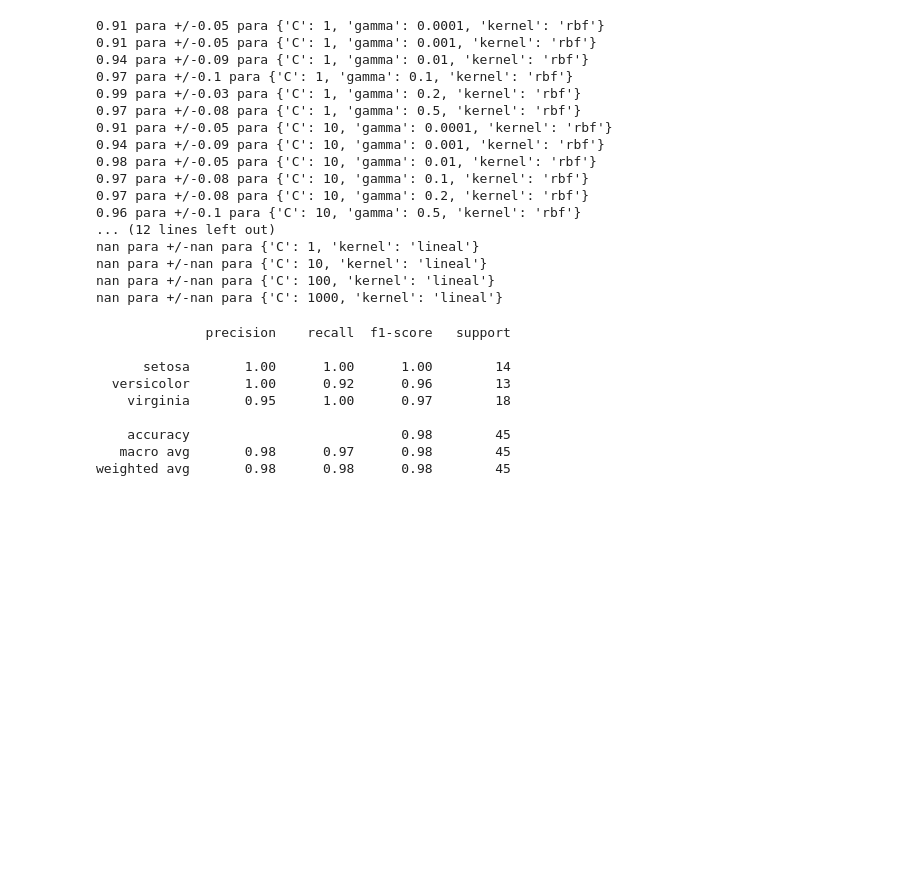
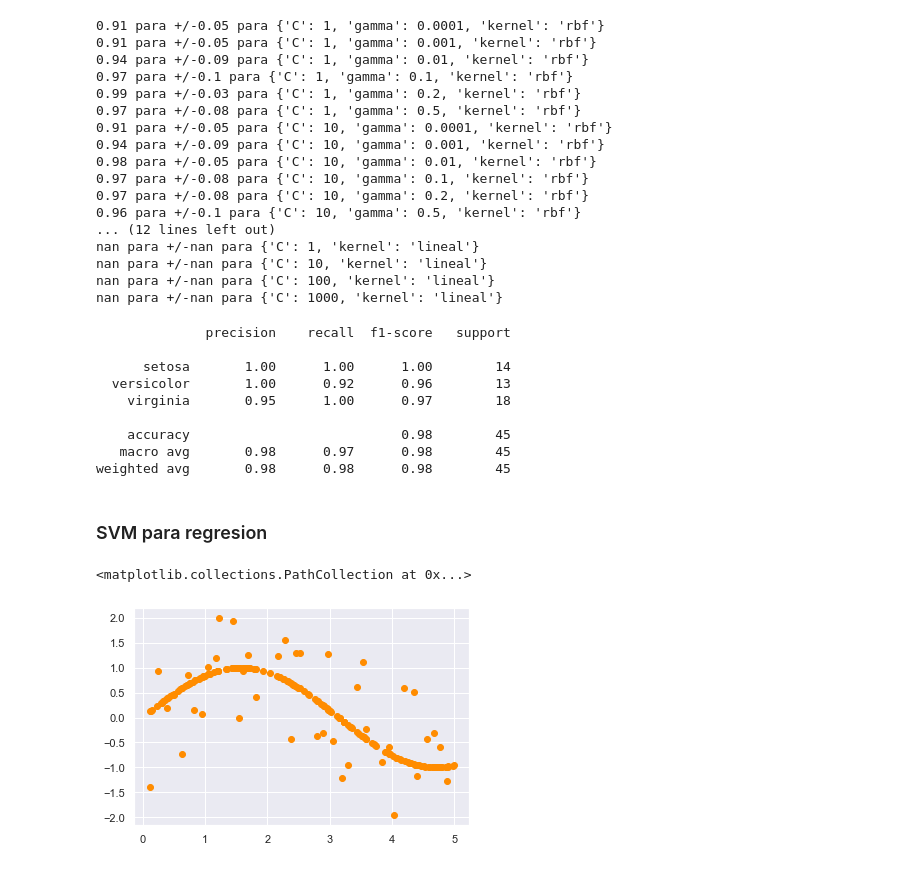
Before and after one commit to gonzalo71/TestGit, a Jupyter notebook: Udemy_exercices/Udemy_5.1_SVM_Face_recognition.ipynb, the cells around one changed output. Drawn from its saved outputs; the diff is of its cells as text; code cells hidden in the pictures; blank space fills up the shorter version.

```diff
--- a/Udemy_exercices/Udemy_5.1_SVM_Face_recognition.ipynb
+++ b/Udemy_exercices/Udemy_5.1_SVM_Face_recognition.ipynb
@@ -206,3 +206,17 @@ print(classification_report(Y_test,y_pred,target_names=["setosa","versicolor","v
     accuracy                           0.98        45
    macro avg       0.98      0.97      0.98        45
 weighted avg       0.98      0.98      0.98        45
+# %% [markdown]
+### SVM para regresion
+# %%
+# vamos a preparar los datos, un poco dificil para que la regresion no sea tan clara (porque en ese caso usariamos el algoritmo de regresion lineal)
+X = np.sort(5*np.random.rand(200,1),axis=0) # creamos 200 numeros hasta 1 pero lo multi por 5
+Y = np.sin(X).ravel() # usamos el coseno de los valores X
+# y a 40 valores le restamos una cantidad
+Y[::5] += 3*(0.5 - np.random.rand(40))
+# %%
+# vamos a ver que pinta tienen; vemos que hay una figura clara pero muchos puntos estan fuera
+plt.scatter(X,Y,color="darkorange",label="data")
+# %% [output]
+<matplotlib.collections.PathCollection at 0x...>
+[figure, added]
```
Also changed, not shown: parts of 5 cells of this notebook, 1 other file.
